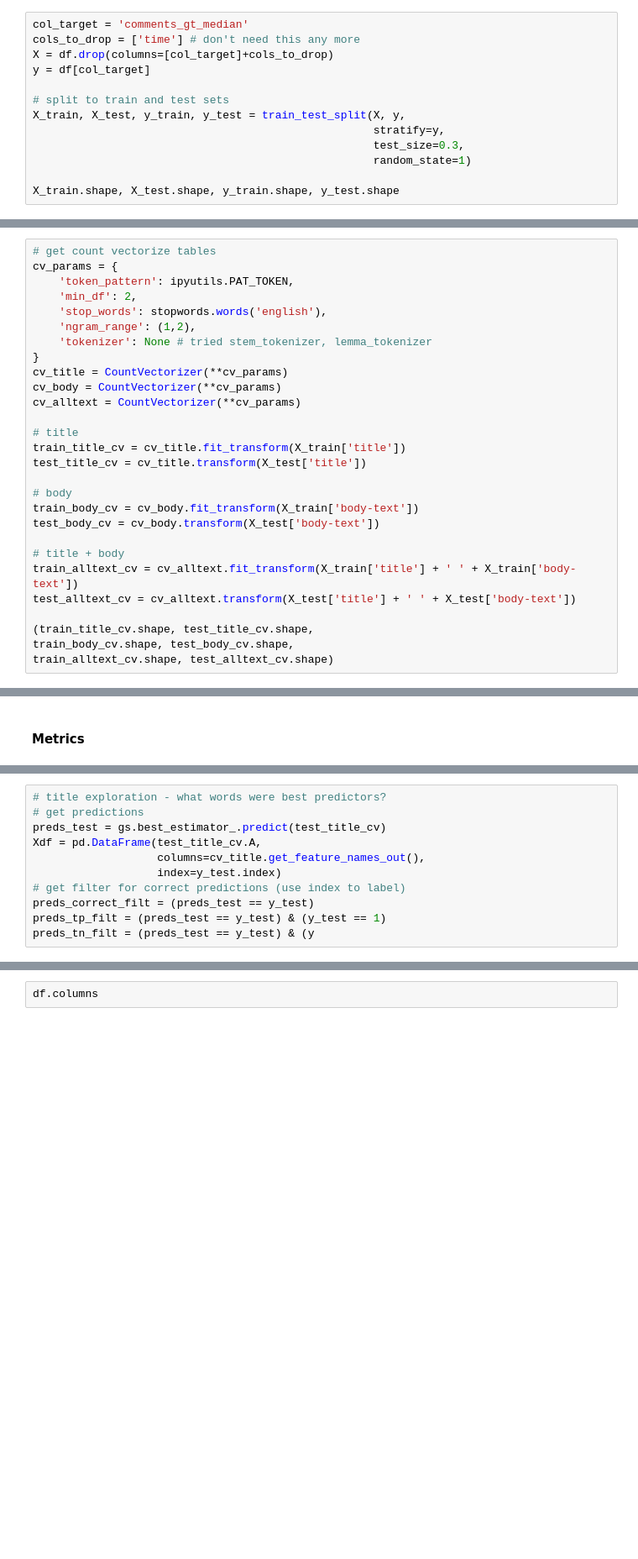
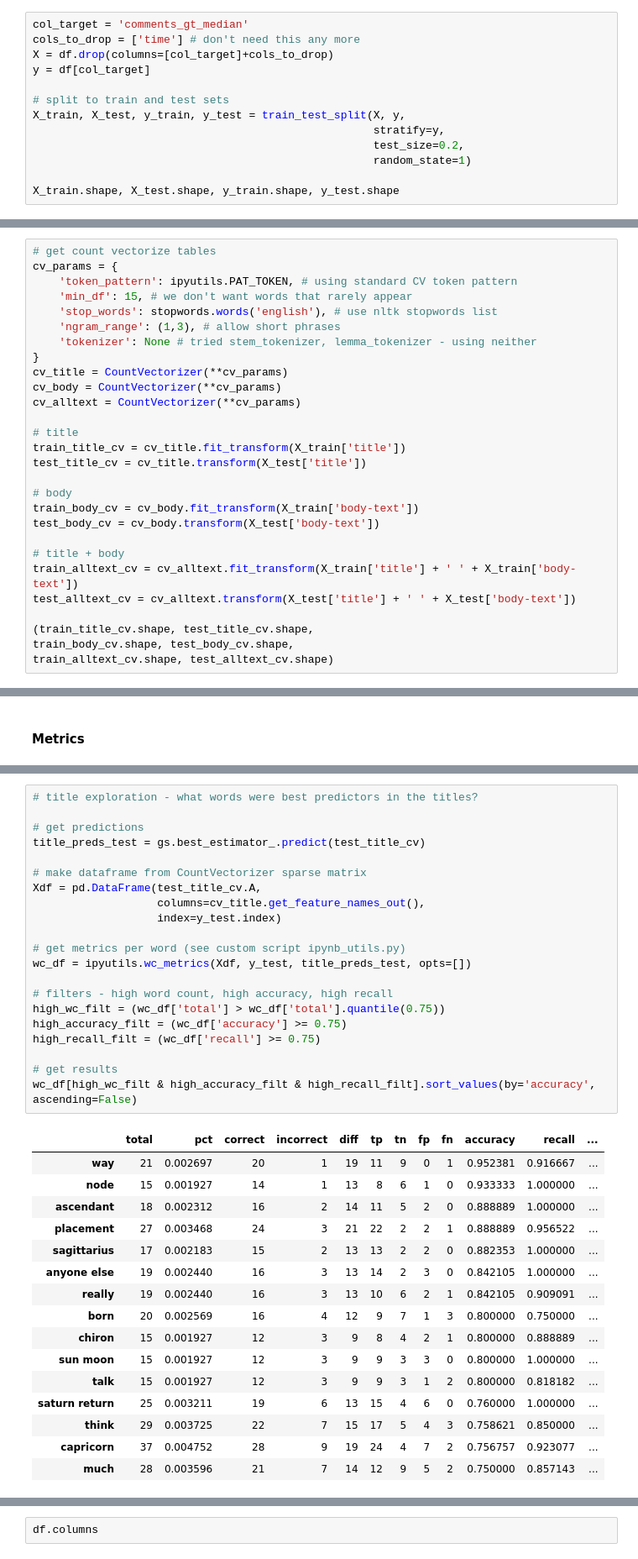
Before and after one commit to ffomezolam/GA-DSI-Project-3, a Jupyter notebook: code/02-model.ipynb, the cells around one changed output, grey strips where cells are left out. Shown: that part at 84% size. Saved outputs shown, nothing was run; the diff lists cells and outputs as text; blank space fills up the shorter version.

```diff
--- a/code/02-model.ipynb
+++ b/code/02-model.ipynb
@@ -152,7 +155,7 @@ y = df[col_target]
 # split to train and test sets
 X_train, X_test, y_train, y_test = train_test_split(X, y,
                                                     stratify=y,
-                                                    test_size=0.3,
+                                                    test_size=0.2,
                                                     random_state=1)
 
 X_train.shape, X_test.shape, y_train.shape, y_test.shape
@@ -180,11 +183,11 @@ def lemma_tokenizer(doc):
 # %%
 # get count vectorize tables
 cv_params = {
-    'token_pattern': ipyutils.PAT_TOKEN,
-    'min_df': 2,
-    'stop_words': stopwords.words('english'),
-    'ngram_range': (1,2),
-    'tokenizer': None # tried stem_tokenizer, lemma_tokenizer
+    'token_pattern': ipyutils.PAT_TOKEN, # using standard CV token pattern
+    'min_df': 15, # we don't want words that rarely appear
+    'stop_words': stopwords.words('english'), # use nltk stopwords list
+    'ngram_range': (1,3), # allow short phrases
+    'tokenizer': None # tried stem_tokenizer, lemma_tokenizer - using neither
 }
 cv_title = CountVectorizer(**cv_params)
 cv_body = CountVectorizer(**cv_params)
@@ -371,11 +360,38 @@ The model is overfit (which is probably to be expected from a decision-tree-base
 # %%
-# title exploration - what words were best predictors?
+# title exploration - what words were best predictors in the titles?
+
 # get predictions
-preds_test = gs.best_estimator_.predict(test_title_cv)
+title_preds_test = gs.best_estimator_.predict(test_title_cv)
+
+# make dataframe from CountVectorizer sparse matrix
 Xdf = pd.DataFrame(test_title_cv.A,
                    columns=cv_title.get_feature_names_out(),
                    index=y_test.index)
-# get filter for correct predictions (use index to label)
-preds_correct_filt = (preds_test == y_test)
-preds_tp_filt = (preds_test == y_test) & (y_test == 1)
-preds_tn_filt = (preds_test == y_test) & (y
+
+# get metrics per word (see custom script ipynb_utils.py)
+wc_df = ipyutils.wc_metrics(Xdf, y_test, title_preds_test, opts=[])
+
+# filters - high word count, high accuracy, high recall
+high_wc_filt = (wc_df['total'] > wc_df['total'].quantile(0.75))
+high_accuracy_filt = (wc_df['accuracy'] >= 0.75)
+high_recall_filt = (wc_df['recall'] >= 0.75)
+
+# get results
+wc_df[high_wc_filt & high_accuracy_filt & high_recall_filt].sort_values(by='accuracy', ascending=False)
+# %% [output]
+|  | total | pct | correct | incorrect | diff | tp | tn | fp | fn | accuracy | recall | ... |
+| way | 21 | 0.002697 | 20 | 1 | 19 | 11 | 9 | 0 | 1 | 0.952381 | 0.916667 | ... |
+| node | 15 | 0.001927 | 14 | 1 | 13 | 8 | 6 | 1 | 0 | 0.933333 | 1.000000 | ... |
+| ascendant | 18 | 0.002312 | 16 | 2 | 14 | 11 | 5 | 2 | 0 | 0.888889 | 1.000000 | ... |
+| placement | 27 | 0.003468 | 24 | 3 | 21 | 22 | 2 | 2 | 1 | 0.888889 | 0.956522 | ... |
+| sagittarius | 17 | 0.002183 | 15 | 2 | 13 | 13 | 2 | 2 | 0 | 0.882353 | 1.000000 | ... |
+| anyone else | 19 | 0.002440 | 16 | 3 | 13 | 14 | 2 | 3 | 0 | 0.842105 | 1.000000 | ... |
+| really | 19 | 0.002440 | 16 | 3 | 13 | 10 | 6 | 2 | 1 | 0.842105 | 0.909091 | ... |
+| born | 20 | 0.002569 | 16 | 4 | 12 | 9 | 7 | 1 | 3 | 0.800000 | 0.750000 | ... |
+| chiron | 15 | 0.001927 | 12 | 3 | 9 | 8 | 4 | 2 | 1 | 0.800000 | 0.888889 | ... |
+| sun moon | 15 | 0.001927 | 12 | 3 | 9 | 9 | 3 | 3 | 0 | 0.800000 | 1.000000 | ... |
+| talk | 15 | 0.001927 | 12 | 3 | 9 | 9 | 3 | 1 | 2 | 0.800000 | 0.818182 | ... |
+| saturn return | 25 | 0.003211 | 19 | 6 | 13 | 15 | 4 | 6 | 0 | 0.760000 | 1.000000 | ... |
+| think | 29 | 0.003725 | 22 | 7 | 15 | 17 | 5 | 4 | 3 | 0.758621 | 0.850000 | ... |
+| capricorn | 37 | 0.004752 | 28 | 9 | 19 | 24 | 4 | 7 | 2 | 0.756757 | 0.923077 | ... |
+| much | 28 | 0.003596 | 21 | 7 | 14 | 12 | 9 | 5 | 2 | 0.750000 | 0.857143 | ... |
```
Also changed, not shown: parts of 67 cells of this notebook, 2 other files.
